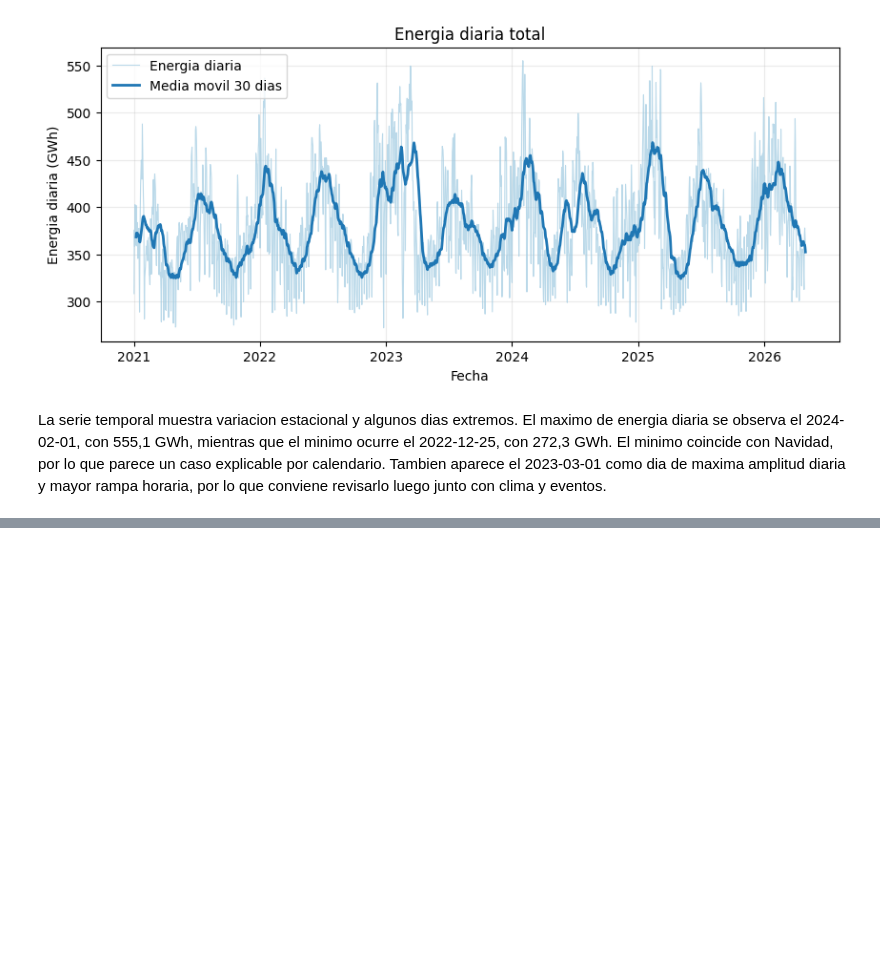
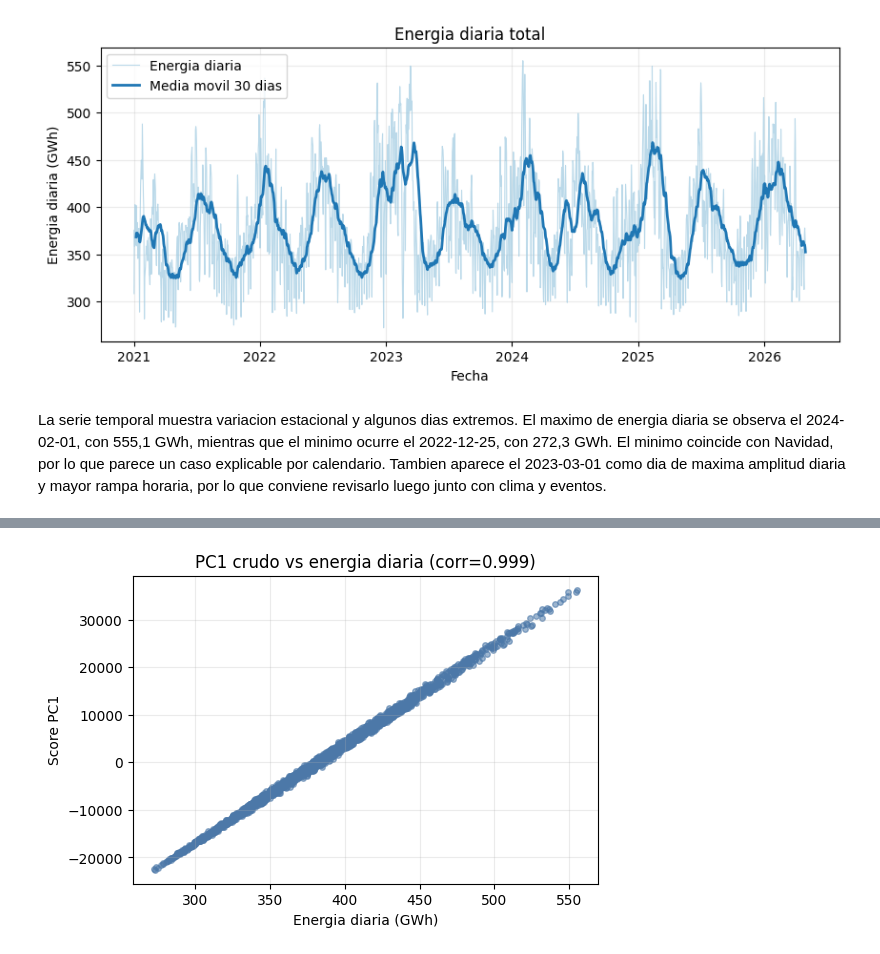
Before and after one commit to biancapaz/tp_final_ml, a Jupyter notebook: notebooks/eda.ipynb, the cells around one changed output, grey strips where cells are left out. Cells and saved outputs as stored; diff of their text form; code cells hidden in the pictures; blank space fills up the shorter version.

```diff
--- a/notebooks/eda.ipynb
+++ b/notebooks/eda.ipynb
@@ -172,0 +226,4 @@ La serie temporal muestra variacion estacional y algunos dias extremos. El maxim
+# %%
+plot_raw_pc1_vs_energy(daily_demand);
+# %% [output]
+[figure, added]
```
Also changed, not shown: parts of 12 cells of this notebook, 1 other file.
